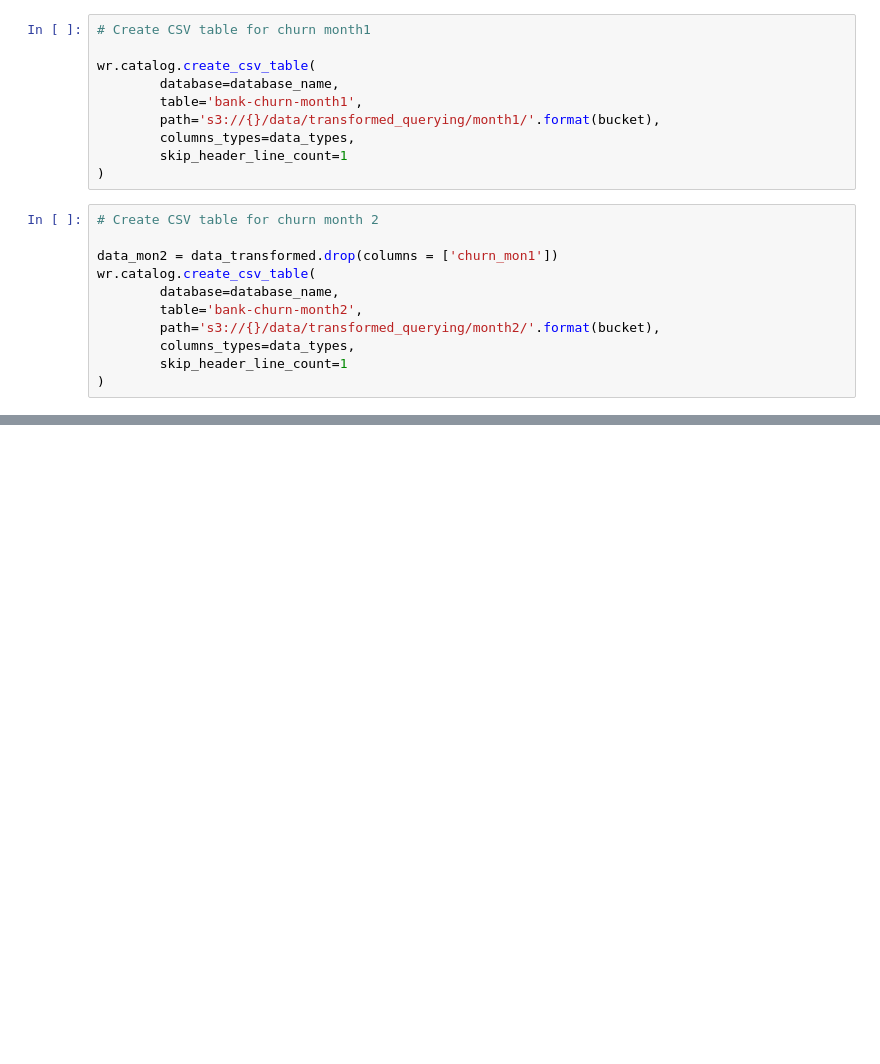
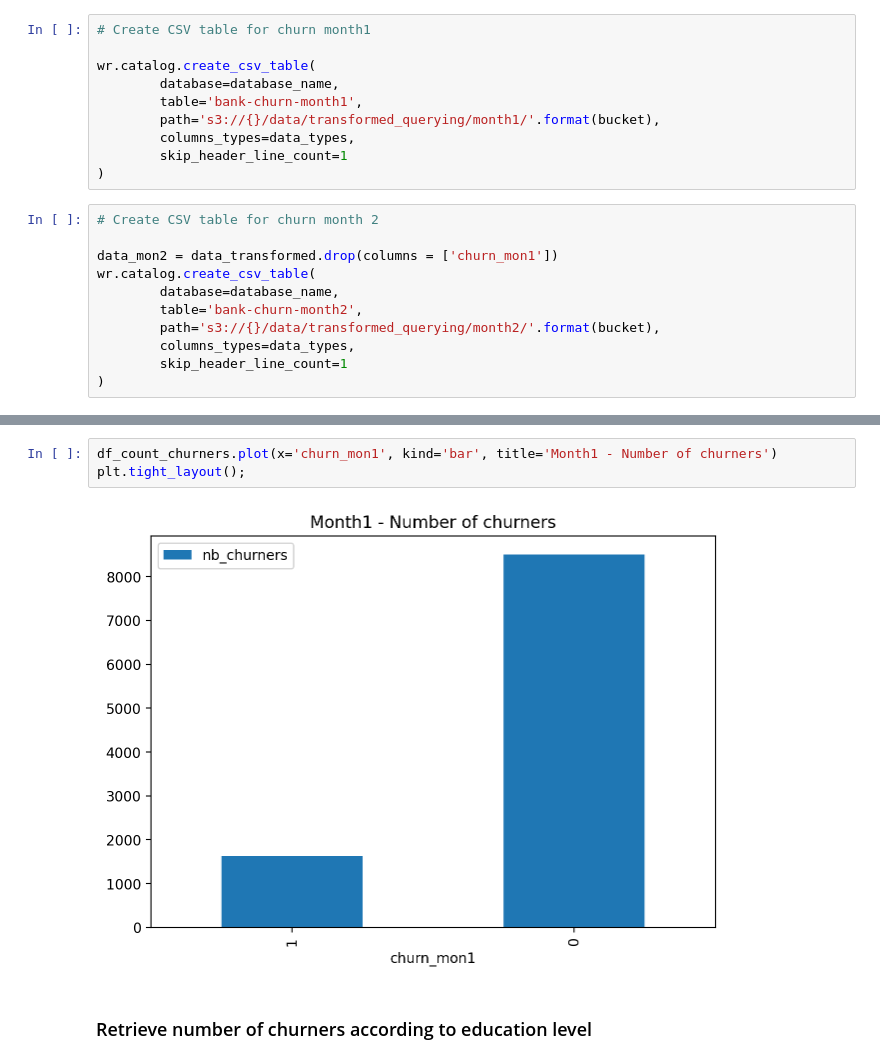
Before and after one commit to Badisj/AWS-Machine-Learning, a Jupyter notebook: Data Acquisition & Registry/Dataset Registry & Visualization.ipynb, the cells around one changed output, grey strips where cells are left out. Cells and saved outputs as stored; diff of their text form; blank space fills up the shorter version.

```diff
--- a/Data Acquisition & Registry/Dataset Registry & Visualization.ipynb
+++ b/Data Acquisition & Registry/Dataset Registry & Visualization.ipynb
@@ -215,0 +308,7 @@ SELECT * FROM bank-churn-month1
+# %%
+df_count_churners.plot(x='churn_mon1', kind='bar', title='Month1 - Number of churners')
+plt.tight_layout();
+# %% [output]
+[figure, added]
+# %% [markdown]
+### Retrieve number of churners according to education level
```
Also changed, not shown: parts of 29 cells of this notebook.
